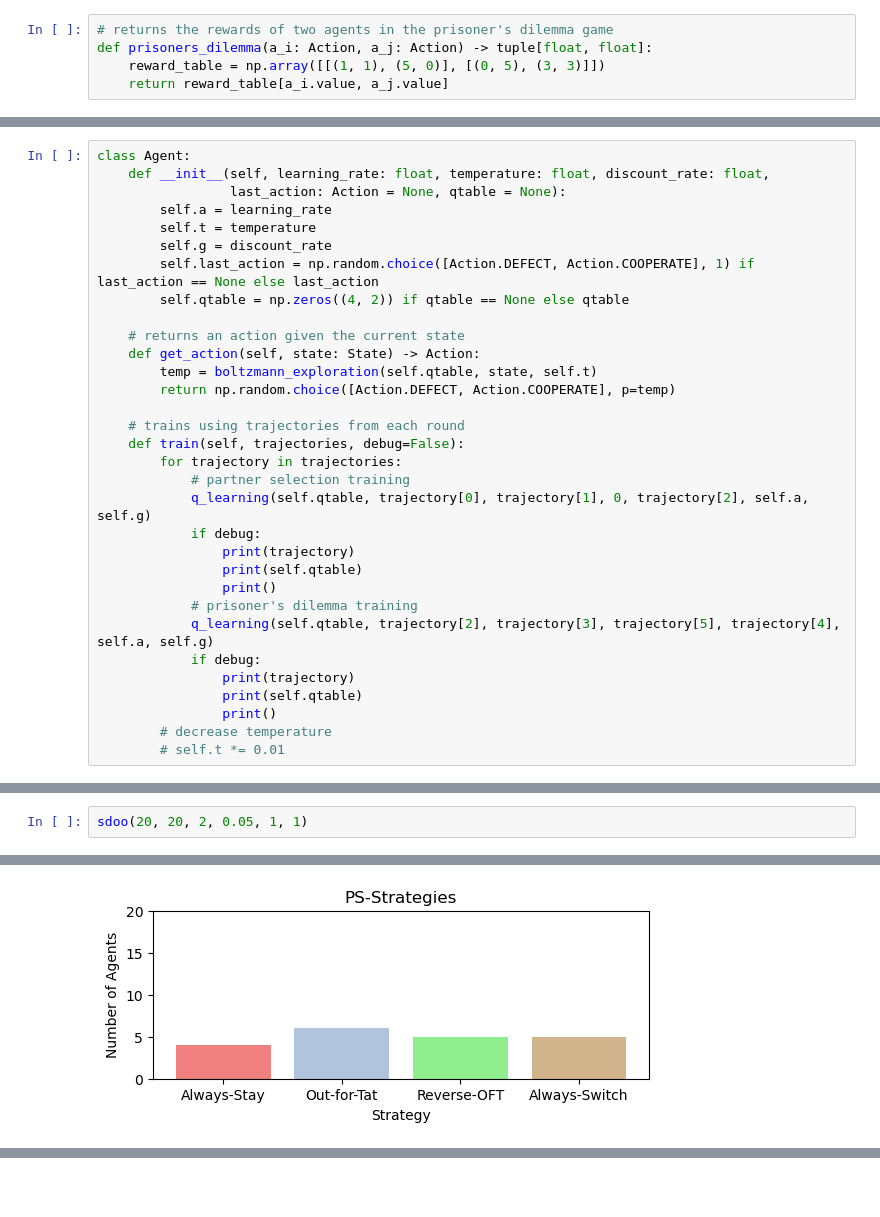
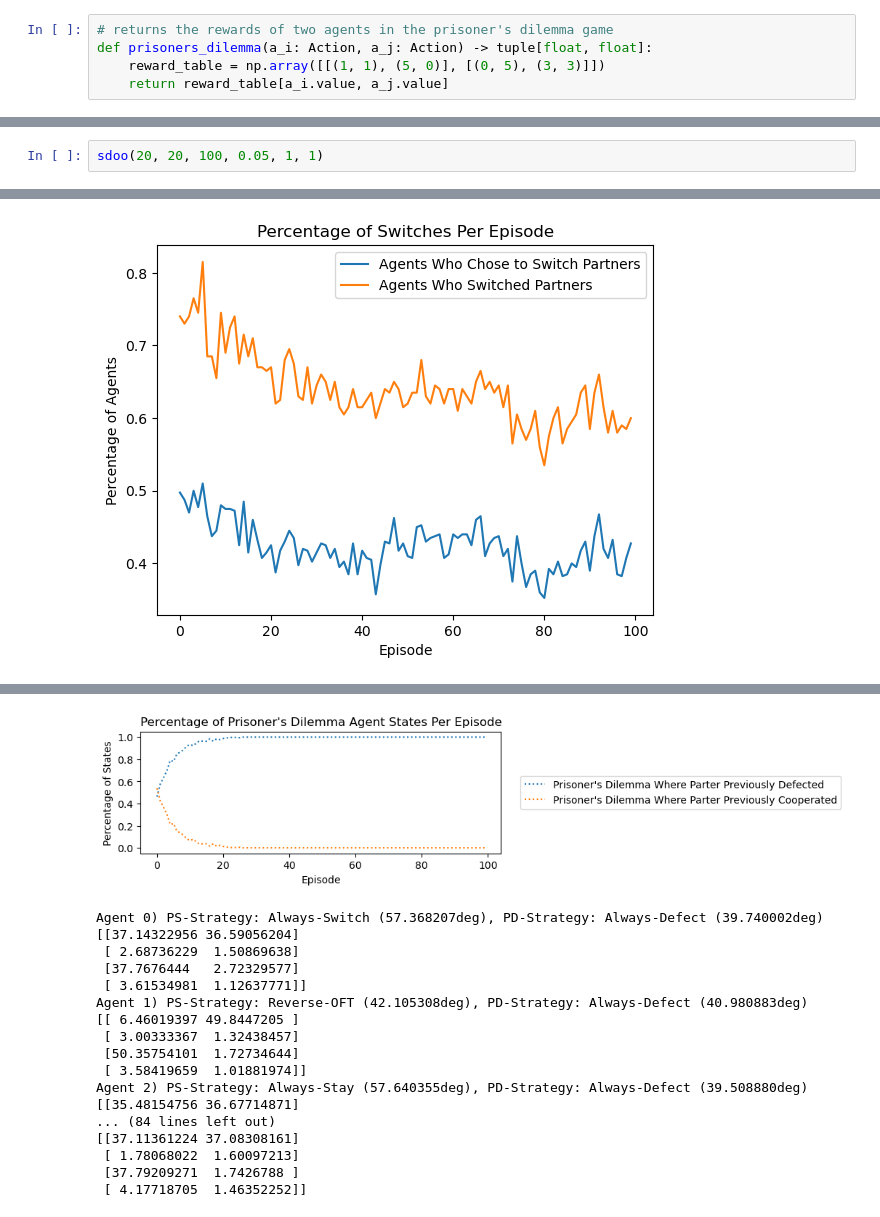
Before and after one commit to wbp1702/prisoners_dilemma, a Jupyter notebook: Rework.ipynb, the cells around one changed output, grey strips where cells are left out. Drawn from its saved outputs; the diff is of its cells as text; blank space fills up the shorter version.

```diff
--- a/Rework.ipynb
+++ b/Rework.ipynb
@@ -43,32 +105,0 @@ def q_learning(qtable, state: State, action: Action,
-# %%
-class Agent:
-    def __init__(self, learning_rate: float, temperature: float, discount_rate: float,
-                 last_action: Action = None, qtable = None):
-        self.a = learning_rate
-        self.t = temperature
-        self.g = discount_rate
-        self.last_action = np.random.choice([Action.DEFECT, Action.COOPERATE], 1) if last_action == None else last_action
-        self.qtable = np.zeros((4, 2)) if qtable == None else qtable
-
-    # returns an action given the current state
-    def get_action(self, state: State) -> Action:
-        temp = boltzmann_exploration(self.qtable, state, self.t)
-        return np.random.choice([Action.DEFECT, Action.COOPERATE], p=temp)
-
-    # trains using trajectories from each round
-    def train(self, trajectories, debug=False):
-        for trajectory in trajectories:
-            # partner selection training
-            q_learning(self.qtable, trajectory[0], trajectory[1], 0, trajectory[2], self.a, self.g)
-            if debug:
-                print(trajectory)
-                print(self.qtable)
-                print()
-            # prisoner's dilemma training
-            q_learning(self.qtable, trajectory[2], trajectory[3], trajectory[5], trajectory[4], self.a, self.g)
-            if debug:
-                print(trajectory)
-                print(self.qtable)
-                print()
-        # decrease temperature
-        # self.t *= 0.01
@@ -262,5 +386,5 @@ def sdoo(population: int, rounds: int, episodes: int, learning_rate: float, temp
     )
     plt.show()
 # %%
-sdoo(20, 20, 2, 0.05, 1, 1)
+sdoo(20, 20, 100, 0.05, 1, 1)
 # %% [output]
@@ -286 +393 @@ Agent 2) PS-Strategy: Always-Stay (32.963518deg), PD-Strategy: Always-Defect (37
-[figure, old version]
+[figure, new version]
@@ -288,0 +396,18 @@ Agent 2) PS-Strategy: Always-Stay (32.963518deg), PD-Strategy: Always-Defect (37
+[figure, added]
+Agent 0) PS-Strategy: Always-Switch (57.368207deg), PD-Strategy: Always-Defect (39.740002deg)
+[[37.14322956 36.59056204]
+ [ 2.68736229  1.50869638]
+ [37.7676444   2.72329577]
+ [ 3.61534981  1.12637771]]
+Agent 1) PS-Strategy: Reverse-OFT (42.105308deg), PD-Strategy: Always-Defect (40.980883deg)
+[[ 6.46019397 49.8447205 ]
+ [ 3.00333367  1.32438457]
+ [50.35754101  1.72734644]
+ [ 3.58419659  1.01881974]]
+Agent 2) PS-Strategy: Always-Stay (57.640355deg), PD-Strategy: Always-Defect (39.508880deg)
+[[35.48154756 36.67714871]
+... (84 lines left out)
+[[37.11361224 37.08308161]
+ [ 1.78068022  1.60097213]
+ [37.79209271  1.7426788 ]
+ [ 4.17718705  1.46352252]]
```
Also changed, not shown: parts of 8 cells of this notebook.
